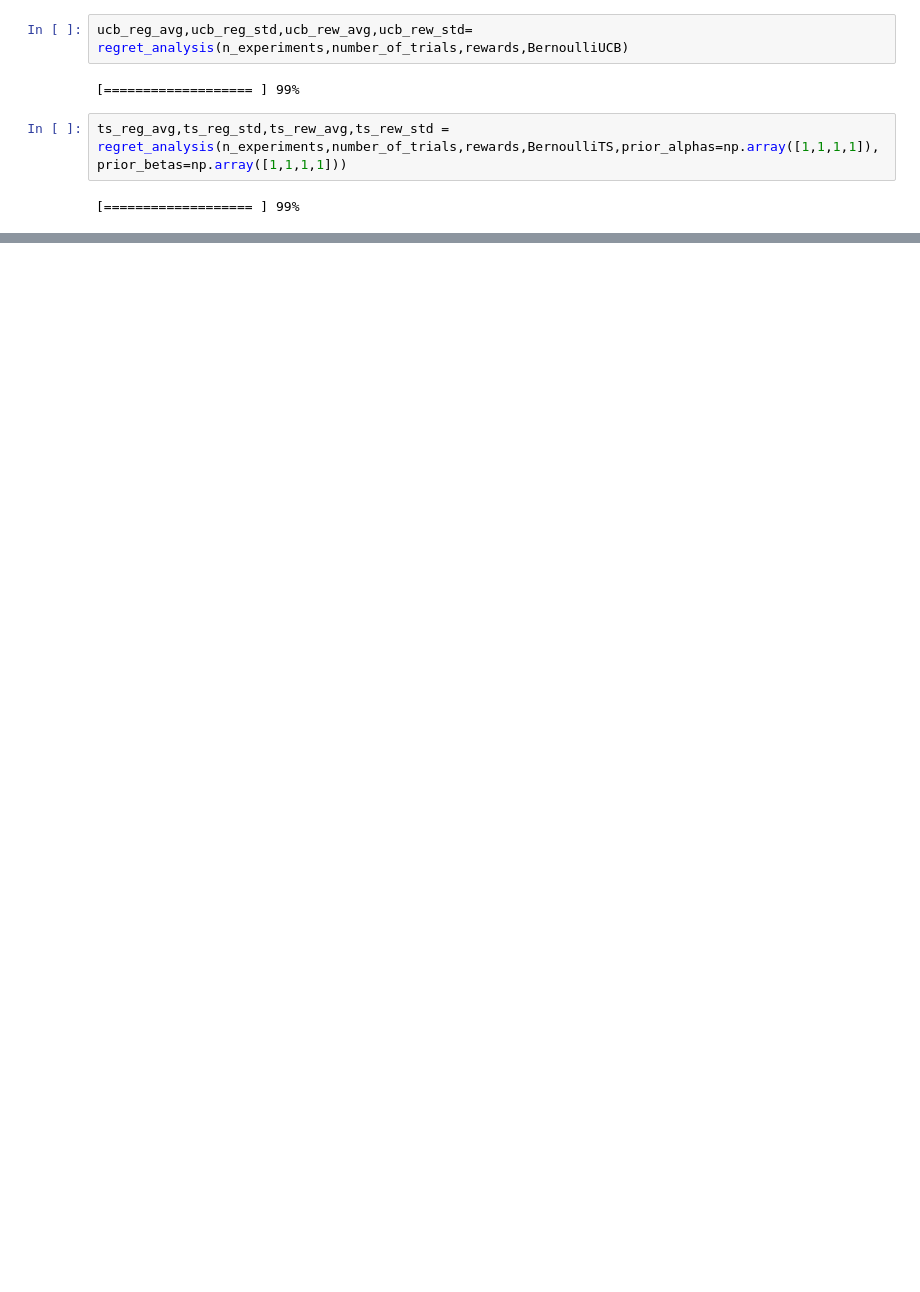
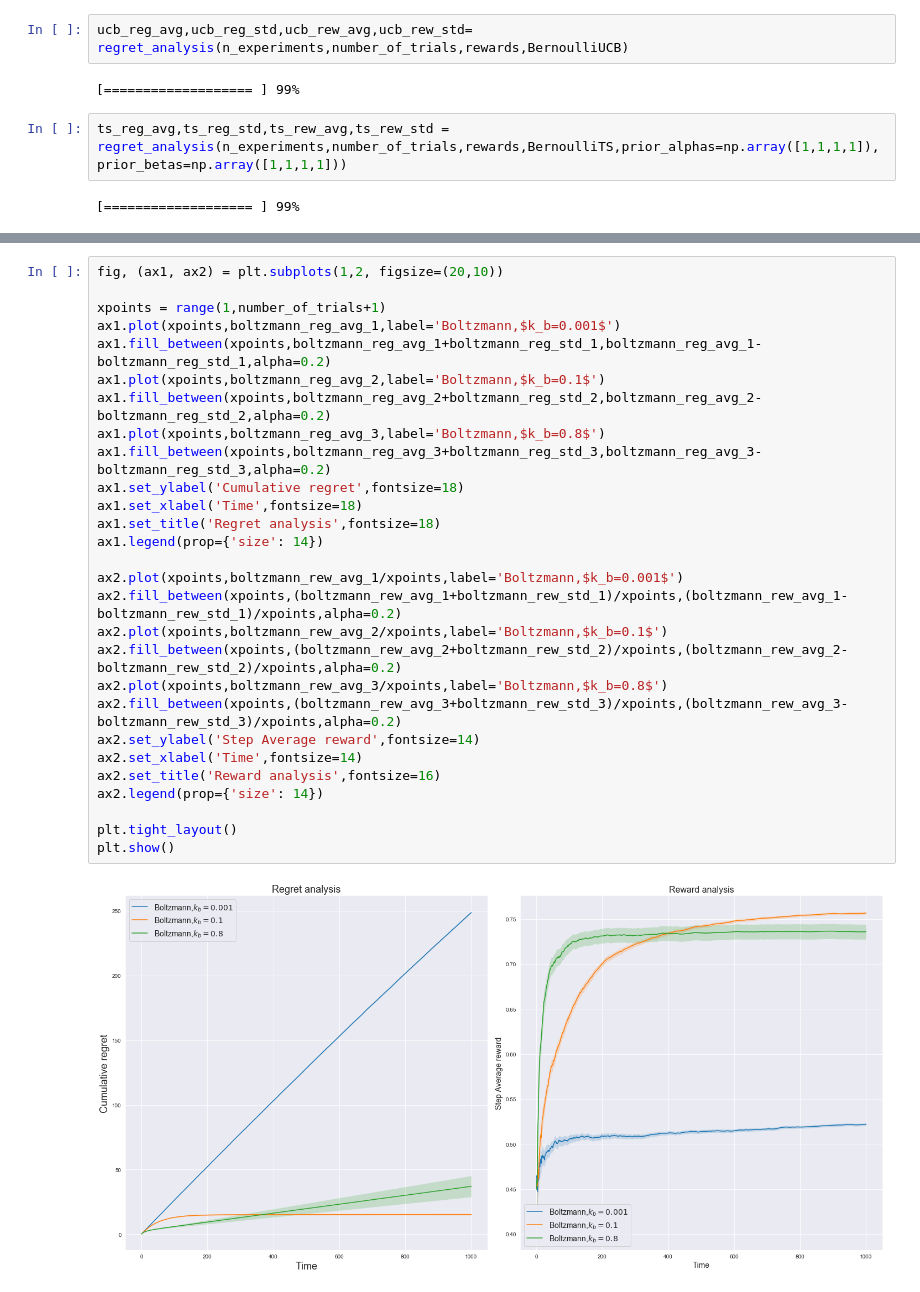
Before and after one commit to Fracappo87/RL, a Jupyter notebook: examples/K-armed_bandit_algorithms.ipynb, the cells around one changed output, grey strips where cells are left out. Saved outputs shown, nothing was run; the diff lists cells and outputs as text; blank space fills up the shorter version.

```diff
--- a/examples/K-armed_bandit_algorithms.ipynb
+++ b/examples/K-armed_bandit_algorithms.ipynb
@@ -906,0 +991,30 @@ On the other hand UCB and Thompson sampling are better strategies as they have a
+# %%
+fig, (ax1, ax2) = plt.subplots(1,2, figsize=(20,10))
+
+xpoints = range(1,number_of_trials+1)
+ax1.plot(xpoints,boltzmann_reg_avg_1,label='Boltzmann,$k_b=0.001$')
+ax1.fill_between(xpoints,boltzmann_reg_avg_1+boltzmann_reg_std_1,boltzmann_reg_avg_1-boltzmann_reg_std_1,alpha=0.2)
+ax1.plot(xpoints,boltzmann_reg_avg_2,label='Boltzmann,$k_b=0.1$')
+ax1.fill_between(xpoints,boltzmann_reg_avg_2+boltzmann_reg_std_2,boltzmann_reg_avg_2-boltzmann_reg_std_2,alpha=0.2)
+ax1.plot(xpoints,boltzmann_reg_avg_3,label='Boltzmann,$k_b=0.8$')
+ax1.fill_between(xpoints,boltzmann_reg_avg_3+boltzmann_reg_std_3,boltzmann_reg_avg_3-boltzmann_reg_std_3,alpha=0.2)
+ax1.set_ylabel('Cumulative regret',fontsize=18)
+ax1.set_xlabel('Time',fontsize=18)
+ax1.set_title('Regret analysis',fontsize=18)
+ax1.legend(prop={'size': 14})
+
+ax2.plot(xpoints,boltzmann_rew_avg_1/xpoints,label='Boltzmann,$k_b=0.001$')
+ax2.fill_between(xpoints,(boltzmann_rew_avg_1+boltzmann_rew_std_1)/xpoints,(boltzmann_rew_avg_1-boltzmann_rew_std_1)/xpoints,alpha=0.2)
+ax2.plot(xpoints,boltzmann_rew_avg_2/xpoints,label='Boltzmann,$k_b=0.1$')
+ax2.fill_between(xpoints,(boltzmann_rew_avg_2+boltzmann_rew_std_2)/xpoints,(boltzmann_rew_avg_2-boltzmann_rew_std_2)/xpoints,alpha=0.2)
+ax2.plot(xpoints,boltzmann_rew_avg_3/xpoints,label='Boltzmann,$k_b=0.8$')
+ax2.fill_between(xpoints,(boltzmann_rew_avg_3+boltzmann_rew_std_3)/xpoints,(boltzmann_rew_avg_3-boltzmann_rew_std_3)/xpoints,alpha=0.2)
+ax2.set_ylabel('Step Average reward',fontsize=14)
+ax2.set_xlabel('Time',fontsize=14)
+ax2.set_title('Reward analysis',fontsize=16)
+ax2.legend(prop={'size': 14})
+
+plt.tight_layout()
+plt.show()
+# %% [output]
+[figure, added]
```
Also changed, not shown: parts of 22 cells of this notebook, 2 other files.
